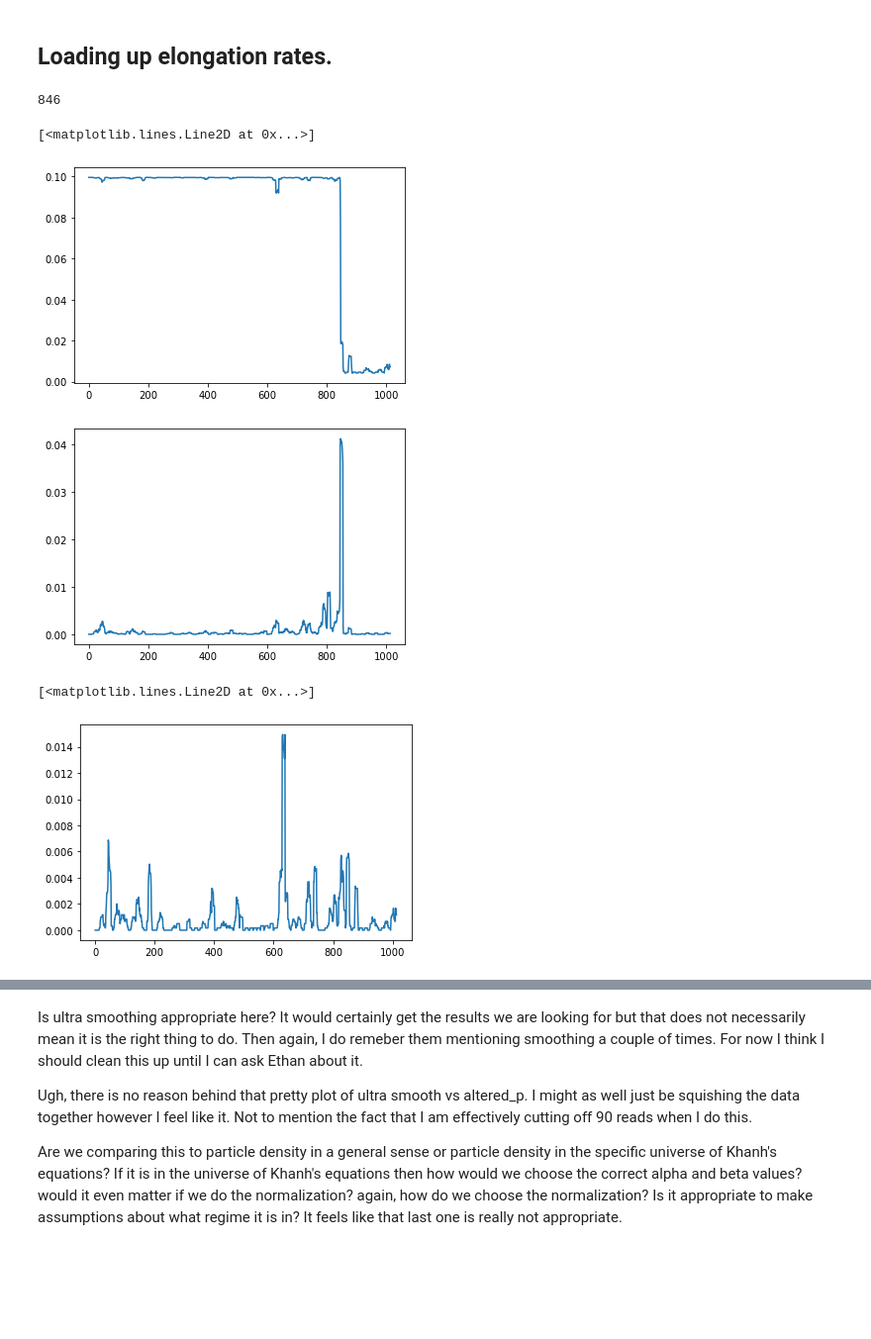
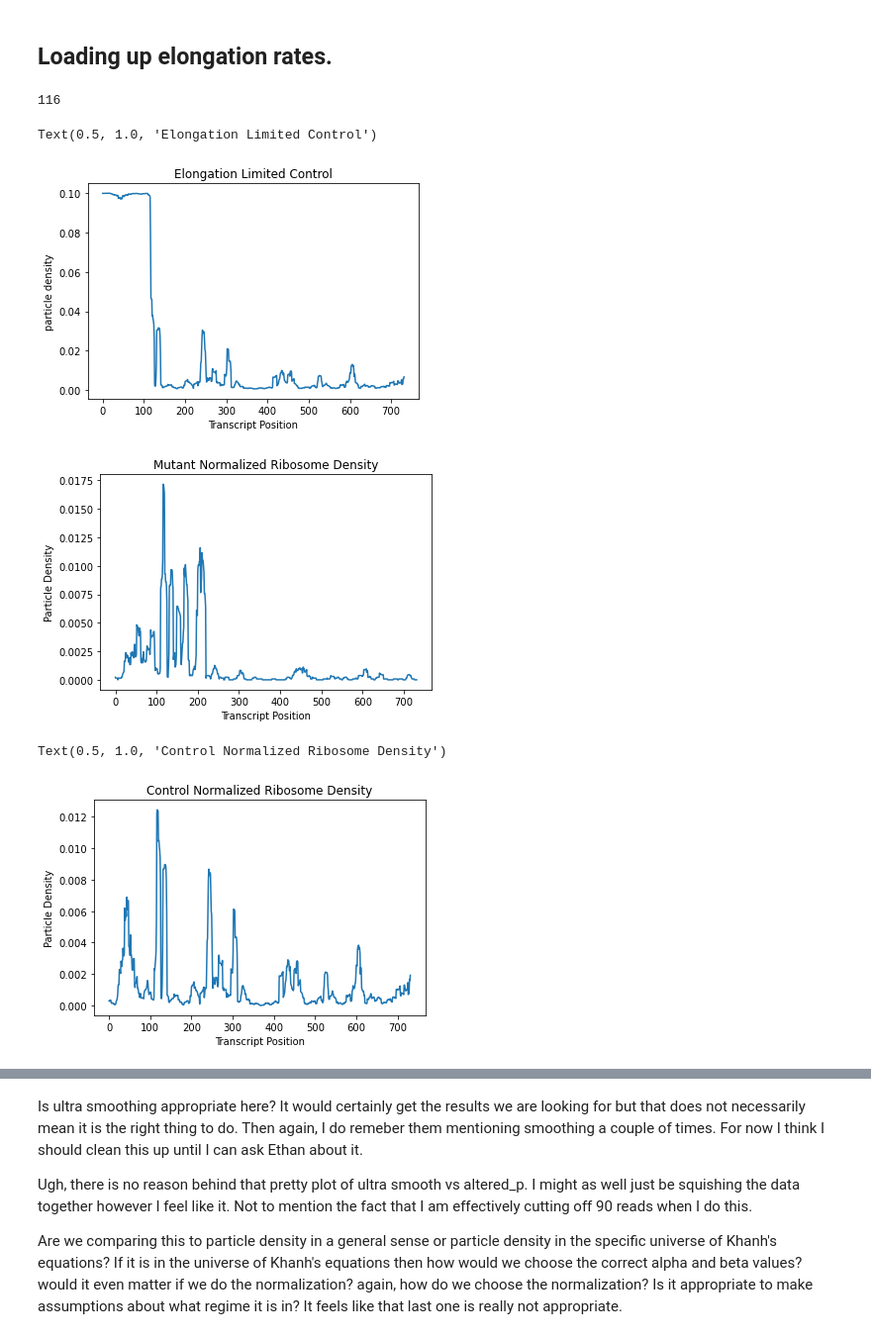
Before and after one commit to Raif-fl/Fall_2021_Work_journal, a Jupyter notebook: KL_divergence/tasep-kl.ipynb, the cells around one changed output, grey strips where cells are left out. Shown at 99% size. Saved outputs shown, nothing was run; the diff lists cells and outputs as text; code cells hidden in the pictures; blank space fills up the shorter version.

```diff
--- a/KL_divergence/tasep-kl.ipynb
+++ b/KL_divergence/tasep-kl.ipynb
@@ -62,7 +62,7 @@ data_control = kat.load_count_positions("control_RPF_"+ samp_num +"_counts.csv",
 # %% [markdown]
 ## Loading up elongation rates.
 # %%
-my_gene = "mltG"
+my_gene = "cysQ"
 
 with open(elon_path + mutation + '_' + my_gene + '_' + samp_num +'.csv') as mutant:
     arr_m = np.loadtxt(mutant, delimiter=",")
@@ -72,7 +72,7 @@ with open(elon_path + 'control' + '_' + my_gene + '_' + samp_num +'.csv') as con
 # %%
 np.where(arr_m == np.amin(arr_m[30:]))[0][0]
 # %% [output]
-846
+116
 # %%
 def alter_p(arr_c, arr_m, I = 10):
     lam_c = copy.deepcopy(arr_c)
@@ -96,9 +96,12 @@ def alter_p(arr_c, arr_m, I = 10):
 altered_p = alter_p(arr_c, arr_m)
 # %%
 plt.plot(altered_p)
+plt.ylabel("particle density")
+plt.xlabel("Transcript Position")
+plt.title("Elongation Limited Control")
 # %% [output]
-[<matplotlib.lines.Line2D at 0x...>]
+Text(0.5, 1.0, 'Elongation Limited Control')
-[figure, old version]
+[figure, new version]
 # %%
 my_transcript, tr_m, tr_c, index = kat.find_transcripts(my_gene, protein_coding, data_mutant, data_control, )
 position = np.array(list(range(len(tr_m))))
@@ -128,12 +131,18 @@ pbar_m = get_pbar_from_count(tr_m)
 pbar_c = get_pbar_from_count(tr_c)
 # %%
 plt.plot(pbar_m)
+plt.ylabel("Particle Density")
+plt.xlabel("Transcript Position")
+plt.title("Mutant Normalized Ribosome Density")
 plt.show()
 plt.plot(pbar_c)
+plt.ylabel("Particle Density")
+plt.xlabel("Transcript Position")
+plt.title("Control Normalized Ribosome Density")
 # %% [output]
-[figure, old version]
+[figure, new version]
-[<matplotlib.lines.Line2D at 0x...>]
+Text(0.5, 1.0, 'Control Normalized Ribosome Density')
-[figure, old version]
+[figure, new version]
 # %%
 position = np.array(list(range(len(altered_p))))
 sm_m, cumul_m = kat.get_smoothed_vector(position, pbar_m+0.000001, frac = 0.05)
```
Also changed, not shown: parts of 2 cells of this notebook, 8 other files.
